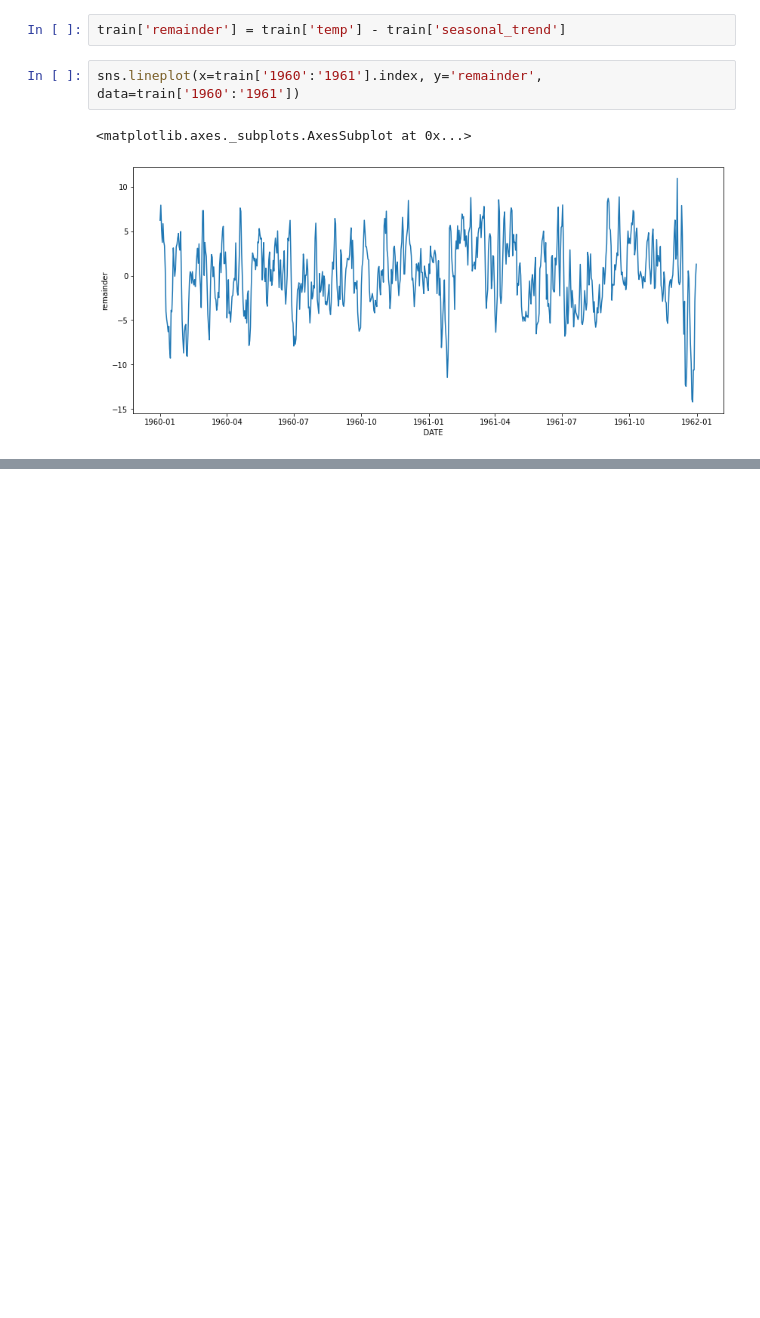
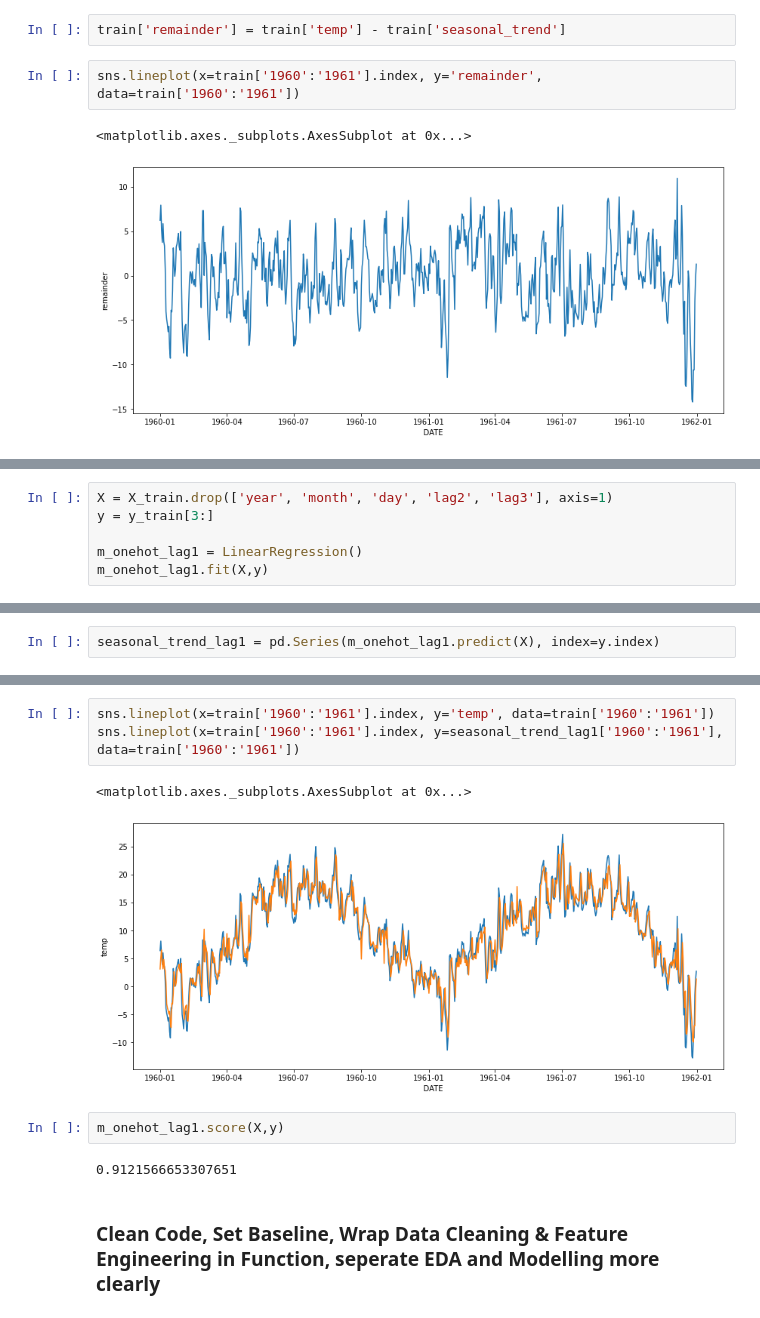
Before and after one commit to mfriebel/DS_projects, a Jupyter notebook: week05/projekt_wk_05_MF.ipynb, the cells around one changed output, grey strips where cells are left out. Saved outputs shown, nothing was run; the diff lists cells and outputs as text; blank space fills up the shorter version.

```diff
--- a/week05/projekt_wk_05_MF.ipynb
+++ b/week05/projekt_wk_05_MF.ipynb
@@ -270,0 +254,6 @@ sns.lineplot(x=train['1960':'1961'].index, y='remainder', data=train['1960':'196
+# %%
+X = X_train.drop(['year', 'month', 'day', 'lag2', 'lag3'], axis=1)
+y = y_train[3:]
+
+m_onehot_lag1 = LinearRegression()
+m_onehot_lag1.fit(X,y)
@@ -270,0 +262,2 @@ sns.lineplot(x=train['1960':'1961'].index, y='remainder', data=train['1960':'196
+# %%
+seasonal_trend_lag1 = pd.Series(m_onehot_lag1.predict(X), index=y.index)
@@ -270,0 +280,12 @@ sns.lineplot(x=train['1960':'1961'].index, y='remainder', data=train['1960':'196
+# %%
+sns.lineplot(x=train['1960':'1961'].index, y='temp', data=train['1960':'1961'])
+sns.lineplot(x=train['1960':'1961'].index, y=seasonal_trend_lag1['1960':'1961'], data=train['1960':'1961'])
+# %% [output]
+<matplotlib.axes._subplots.AxesSubplot at 0x...>
+[figure, added]
+# %%
+m_onehot_lag1.score(X,y)
+# %% [output]
+0.9121566653307651
+# %% [markdown]
+### Clean Code, Set Baseline, Wrap Data Cleaning & Feature Engineering in Function, seperate EDA and Modelling more clearly
```
Also changed, not shown: parts of 16 cells of this notebook.
